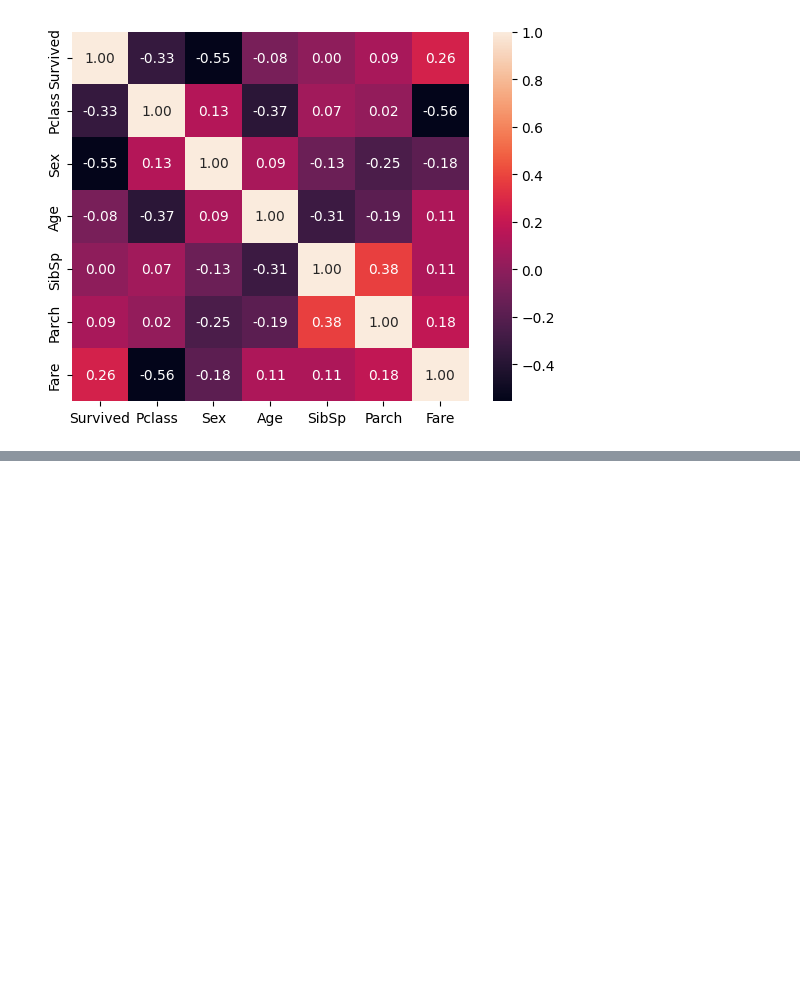
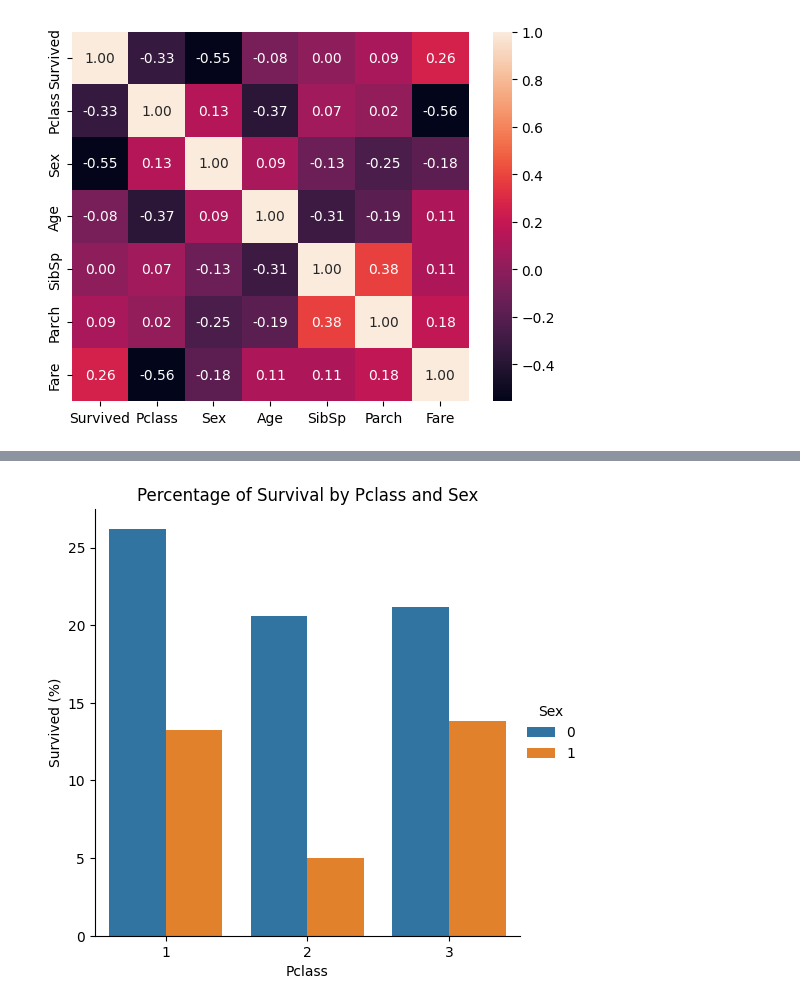
Before and after one commit to CarlosHenriqueMatos/dataExplorationAndML, a Jupyter notebook: AddingFeatureEngeneering.ipynb, the cells around one changed output, grey strips where cells are left out. Saved outputs shown, nothing was run; the diff lists cells and outputs as text; code cells hidden in the pictures; blank space fills up the shorter version.

```diff
--- a/AddingFeatureEngeneering.ipynb
+++ b/AddingFeatureEngeneering.ipynb
@@ -403,0 +443,24 @@ g = sns.heatmap(trainOriginalData[["Survived","Pclass","Sex","Age","SibSp","Parc
+# %%
+# Group by 'Pclass' and 'Sex', and calculate the sum of 'Survived' for each group
+pclassSexSurvived = trainOriginalData.groupby(['Pclass', 'Sex'])['Survived'].sum()
+
+pclassSexSurvivedPercentage = (
+    pclassSexSurvived / pclassSexSurvived.sum()
+) * 100
+
+pclassSexSurvivedPercentage = pclassSexSurvivedPercentage.reset_index()
+pclassSexSurvivedPercentage.columns = ['Pclass', 'Sex', 'Survived_Percentage']
+
+
+sns.catplot(
+    x="Pclass",
+    y="Survived_Percentage",
+    hue="Sex",  # Separate bars by Sex
+    data=pclassSexSurvivedPercentage,
+    kind="bar"
+)
+plt.ylabel('Survived (%)')  # Update the y-axis label
+plt.title('Percentage of Survival by Pclass and Sex')  # Add a title
+plt.show()
+# %% [output]
+[figure, added]
```
Also changed, not shown: parts of 9 cells of this notebook.
